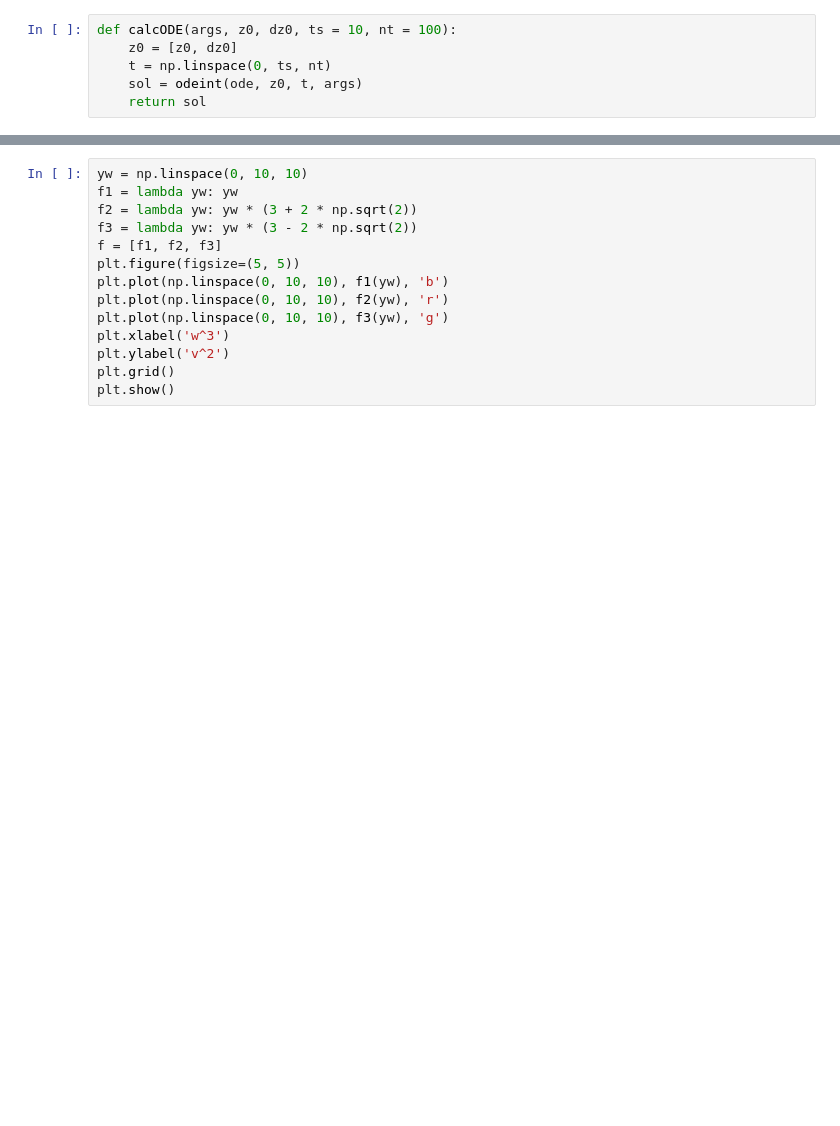
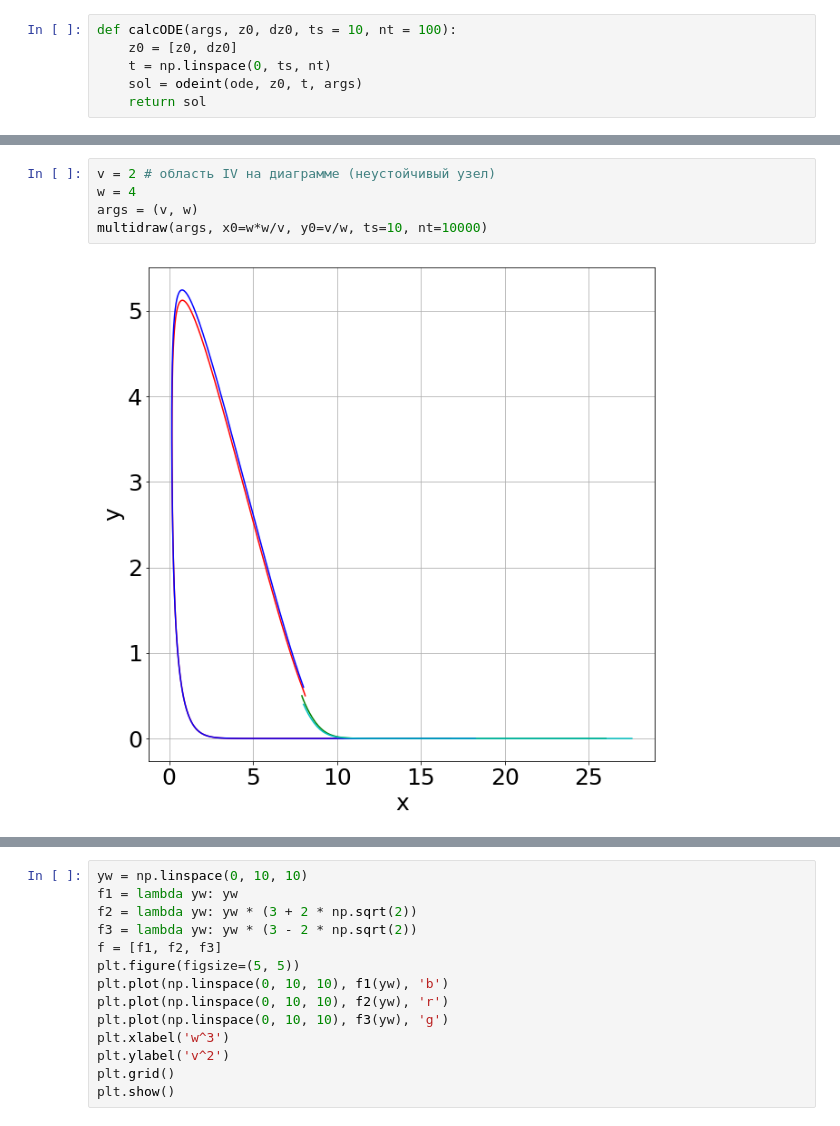
Before and after one commit to xomaiya/Biophysics, a Jupyter notebook: Selkov_model.ipynb, the cells around one changed output, grey strips where cells are left out. Saved outputs shown, nothing was run; the diff lists cells and outputs as text; blank space fills up the shorter version.

```diff
--- a/Selkov_model.ipynb
+++ b/Selkov_model.ipynb
@@ -120,0 +125,7 @@ plt.plot(x, f(x))
+# %%
+v = 2 # область IV на диаграмме (неуcтойчивый узел)
+w = 4
+args = (v, w)
+multidraw(args, x0=w*w/v, y0=v/w, ts=10, nt=10000)
+# %% [output]
+[figure, added]
```
Also changed, not shown: parts of 8 cells of this notebook, 9 other files.
